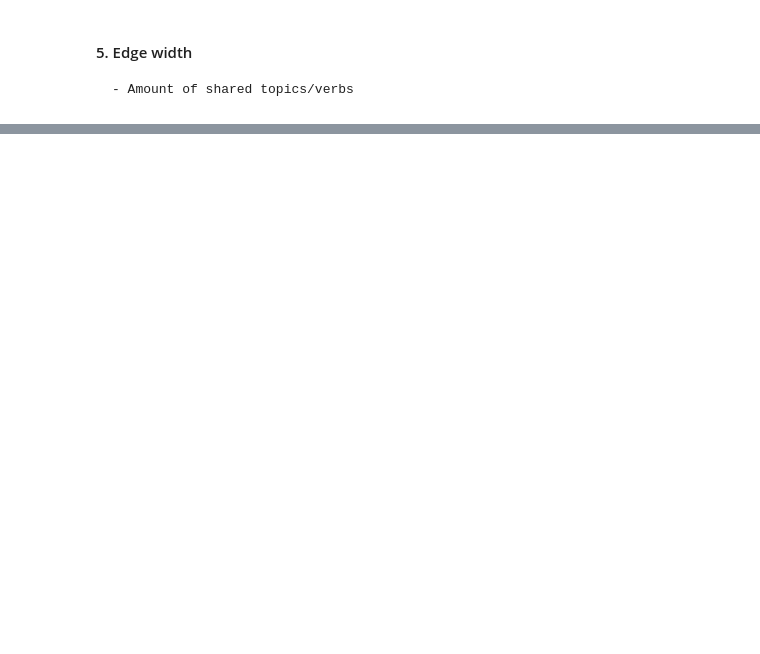
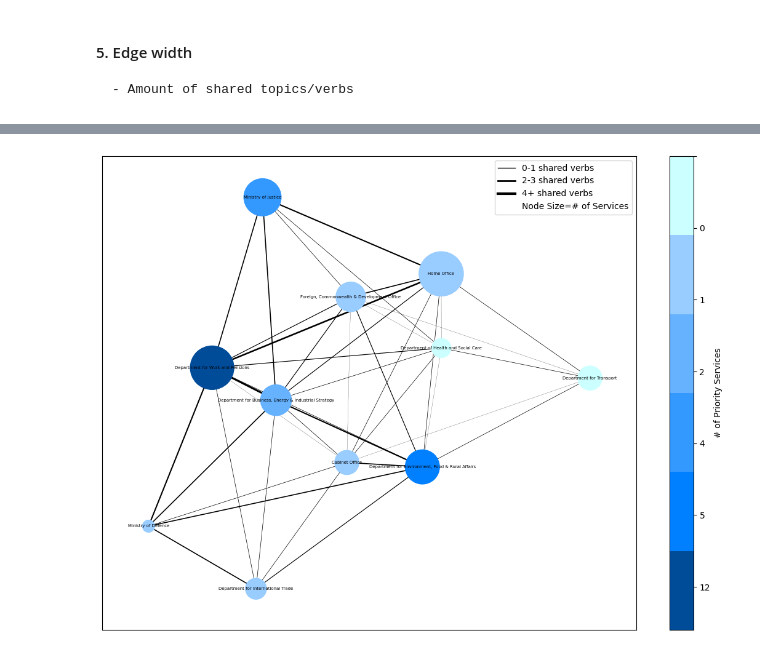
Before and after one commit to ai-for-public-services/structural-insights-into-uk-gov, a Jupyter notebook: notebooks/02-network-visualisation.ipynb, the cells around one changed output, grey strips where cells are left out. Saved outputs shown, nothing was run; the diff lists cells and outputs as text; code cells hidden in the pictures; blank space fills up the shorter version.

Commit message:
network viz take 2

```diff
--- a/notebooks/02-network-visualisation.ipynb
+++ b/notebooks/02-network-visualisation.ipynb
@@ -356,0 +433,19 @@ topics_domain_mapping = {
+# %%
+# this creates the master list of edges
+elist = []
+elist.extend(list(combinations(general_public_services,2)))
+elist.extend(list(combinations(social_protection,2)))
+elist.extend(list(combinations(public_order_safety,2)))
+elist.extend(list(combinations(economic_affairs,2)))
+elist.extend(list(combinations(environmental_protection,2)))
+elist.extend(list(combinations(health,2)))
+elist.extend(list(combinations(housing_community_services,2)))
+# %%
+# create a final df with all of the info we want for network analysis (all being relative to this version)
+viz_df = orgs_priority_df
+viz_df = pd.merge(viz_df,xgov_services_topics,on="organisation", how="left")
+viz_df["topic_list"] =  viz_df[["topic1","topic2","topic3","topic4","topic5"]].apply(lambda x: x[x.notna()].tolist(), axis=1)
+viz_df = pd.merge(viz_df,xgov_services_verbs,on="organisation", how="left")
+filter_col = [col for col in viz_df if col.startswith('verb')]
+viz_df["verb_list"] =  viz_df[filter_col].apply(lambda x: x[x.notna()].tolist(), axis=1)
+viz_df.head()
@@ -356,0 +517,39 @@ topics_domain_mapping = {
+# %%
+# This plot just has shared verbs
+from pylab import rcParams
+from matplotlib.lines import Line2D
+import matplotlib.colors
+rcParams['figure.figsize'] = 14, 10
+pos = nx.spring_layout(g, scale=20, k=3/np.sqrt(g.order()))
+nx.draw_networkx(g,
+                 with_labels=True,
+                 font_size=5,
+                 node_color=colors_rgb,
+                 node_size=[x*100 for x in viz_df["number_services"].tolist()],
+                 width=[(x+.5) / 3 for x in edge_weights_verbs])
+
+plt.legend(handles= [
+    Line2D([0], [0], linewidth=1, color='black', label='0-1 shared verbs'),
+    Line2D([0], [0], linewidth=2, color='black', label='2-3 shared verbs'),
+    Line2D([0], [0], linewidth=3, color='black', label='4+ shared verbs'),
+    Line2D([0], [0], linewidth=0, color='black', label='Node Size=# of Services'),
+], loc='upper right')
+
+cmap= matplotlib.colors.ListedColormap(["#004C99", # pick specific colors for the org types
+"#0080FF",
+"#3399FF",
+"#66B2FF",
+"#99CCFF",
+"#CCFFFF"])
+
+norm= matplotlib.colors.Normalize(vmin=-0,vmax=-12)
+sm = plt.cm.ScalarMappable(cmap=cmap, norm=norm)
+sm.set_array([])
+cb = plt.colorbar(sm)
+#cb.set_ticks([12,5,4,2,1,0])
+cb.set_ticklabels(["","12","5","4","2","1","0"])
+cb.set_label("# of Priority Services")
+#plt.yticks(ticks=[0,1,2,4,5,12], labels=["0","1","2","4","5","12"])
+plt.savefig('network_updated.pdf', dpi=300)
+# %% [output]
+[figure, added]
```
Also changed, not shown: parts of 13 cells of this notebook, 2 other files.
